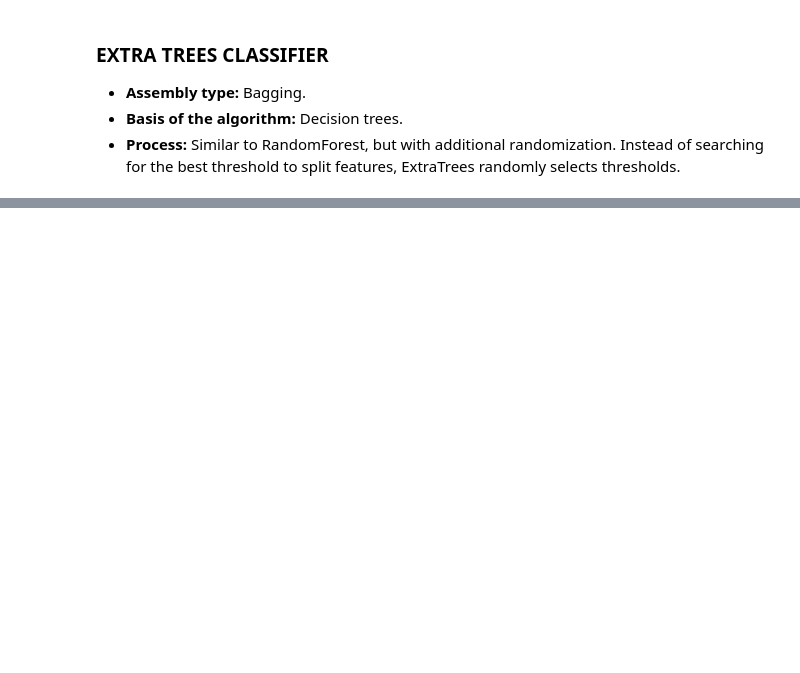
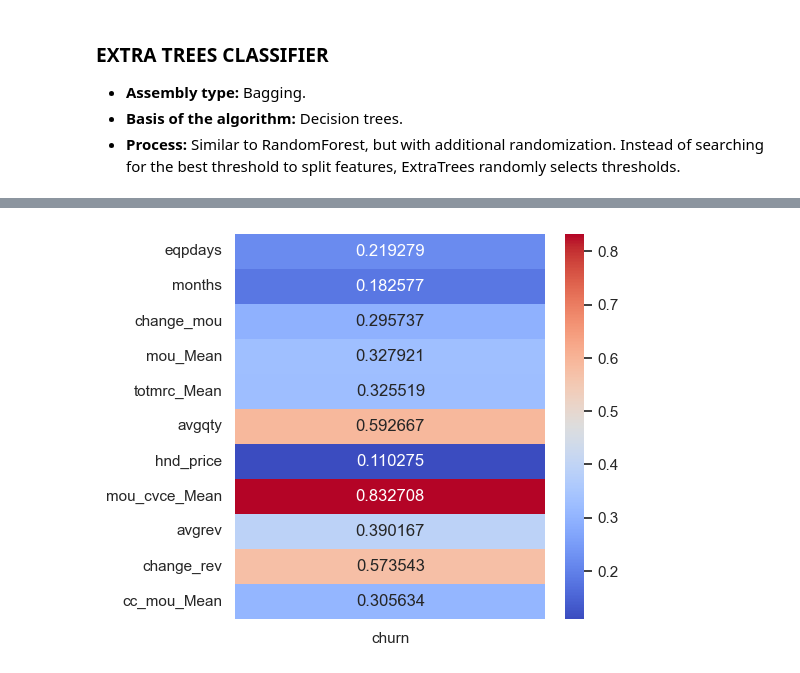
Before and after one commit to GerardGV/abandonPrediction, a Jupyter notebook: localML/main.ipynb, the cells around one changed output, grey strips where cells are left out. Cells and saved outputs as stored; diff of their text form; code cells hidden in the pictures; blank space fills up the shorter version.

```diff
--- a/localML/main.ipynb
+++ b/localML/main.ipynb
@@ -577,6 +426,0 @@ print(recall_dataInsert)
-# %%
-importance=gb_classifier_dataInsert.feature_importances_
-columns=nanSubs_X.columns.to_list()
-for column,_ in enumerate(columns):
-   if importance[column] < 0.01:
-      print(columns[column],': ',importance[column])
@@ -624,0 +489,8 @@ print(recall_dropNan)
+# %%
+# adjusting figure size
+sns.set(rc={'figure.figsize':(20,12)}) # width=10, height=6
+
+# creating distribution plot
+ax=sns.histplot(dataset, x="eqpdays", hue="churn")
+
+#plt.savefig('distribution2.png')
@@ -624,0 +503,4 @@ print(recall_dropNan)
+# %%
+sns.set(rc={'figure.figsize':(10,6)}) # width=10, height=6
+
+ax=sns.histplot(dataset, x="months", hue="churn")
@@ -624,0 +531,24 @@ print(recall_dropNan)
+# %%
+relevantAttributes={}
+nanSubs_X=dfNanSubstituted[important]
+nanSubs_Y=dfNanSubstituted['churn']
+
+thresholdCorrelation=0.1
+
+for column in nanSubs_X.columns:
+
+   #we only calculate cramer_V of not categorical attributes
+   if column not in categoricalAttributes:
+      corr=cramers_V(nanSubs_X[column], nanSubs_Y)
+
+      if corr > thresholdCorrelation:
+         relevantAttributes[column]=corr
+# %%
+correlationMatrix=pd.DataFrame({"churn":relevantAttributes.values()}, index=relevantAttributes.keys())
+
+plt.figure(figsize=(5, 5))
+sns.heatmap(correlationMatrix, annot=True, fmt="g", cmap='coolwarm')
+
+plt.show()
+# %% [output]
+[figure, added]
```
Also changed, not shown: parts of 52 cells of this notebook.
